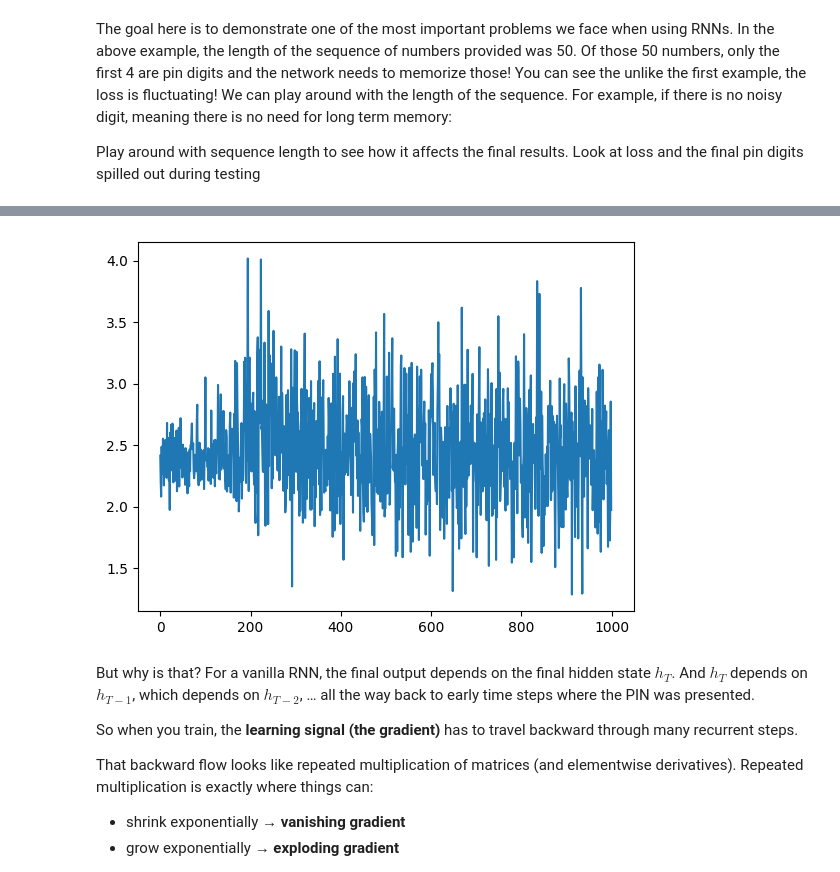
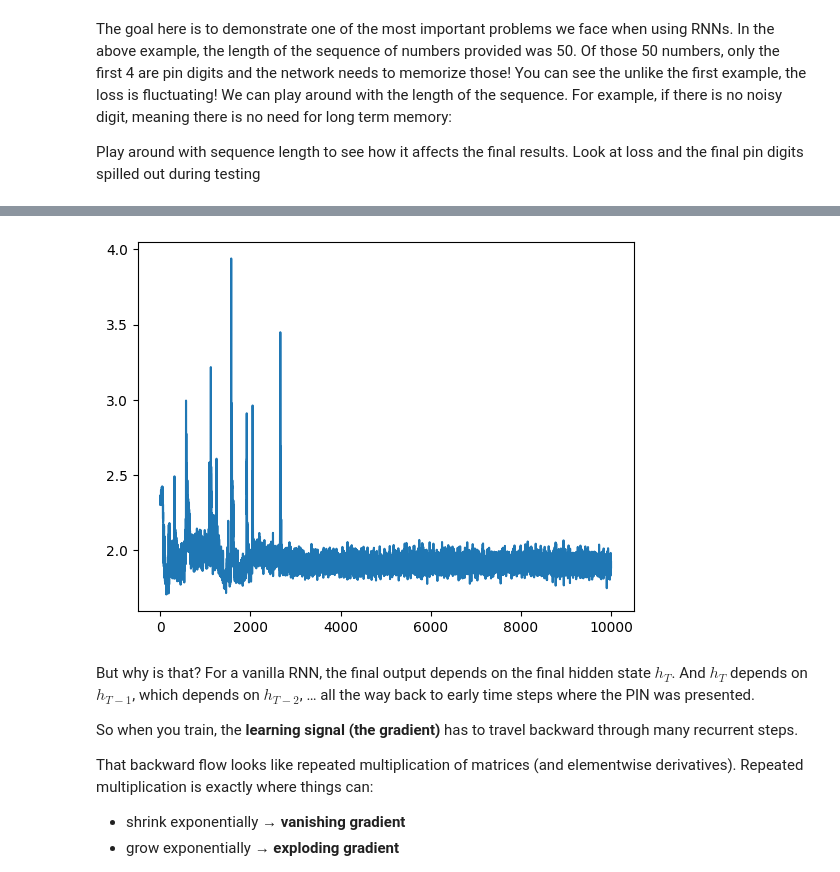
Before and after one commit to lshahsha/model_tutorial, a Jupyter notebook: notebooks/rnns.ipynb, the cells around one changed output, grey strips where cells are left out. Cells and saved outputs as stored; diff of their text form; code cells hidden in the pictures.

Commit message:
code for first composite model

```diff
--- a/notebooks/rnns.ipynb
+++ b/notebooks/rnns.ipynb
@@ -541,6 +539,19 @@ def generate_pin_sequence(seq_len=50, pin_length=4):
 
     return x.unsqueeze(0), pin.unsqueeze(0)
 
+
+def generate_batch(batch_size, seq_len, pin_length):
+    xs = []
+    pins = []
+
+    for _ in range(batch_size):
+        x, pin = generate_pin_sequence(seq_len, pin_length)
+        xs.append(x)
+        pins.append(pin)
+
+    return torch.cat(xs, dim=0), torch.cat(pins, dim=0)
+
+
 x, pin = generate_pin_sequence(seq_len=50, pin_length=4)
 pin
 # %% [output]
@@ -589,12 +600,15 @@ model = SimpleRNN(input_dim=10, hidden_dim=64, pin_length=4)
 optimizer = optim.Adam(model.parameters(), lr=0.005)
 loss_fn = nn.CrossEntropyLoss()
 
+batch_size = 32
 seq_len = 50
 loss_all = []
+
 for epoch in range(1000):
     optimizer.zero_grad()
 
-    x, pin = generate_pin_sequence(seq_len=seq_len)
+    # x, pin = generate_pin_sequence(seq_len=seq_len)
+    x, pin = generate_batch(batch_size, seq_len, pin_length= 4)
     logits, _ = model(x)
 
     # Flatten for CrossEntropyLoss
@@ -642,17 +656,19 @@ The goal here is to demonstrate one of the most important problems we face when
 
 Play around with sequence length to see how it affects the final results. Look at loss and the final pin digits spilled out during testing
 # %%
-model = SimpleRNN(input_dim=10, hidden_dim=64, pin_length=4)
+model = SimpleRNN(input_dim=10, hidden_dim=128, pin_length=4)
 
 optimizer = optim.Adam(model.parameters(), lr=0.005)
 loss_fn = nn.CrossEntropyLoss()
 
-seq_len = 100
+batch_size = 32
+seq_len = 20
 loss_all = []
-for epoch in range(1000):
+for epoch in range(10000):
     optimizer.zero_grad()
 
-    x, pin = generate_pin_sequence(seq_len=seq_len)
+    # x, pin = generate_pin_sequence(seq_len=seq_len)
+    x, pin = generate_batch(batch_size, seq_len, pin_length= 4)
     logits, _ = model(x)
 
     # Flatten for CrossEntropyLoss
@@ -697,4 +713,4 @@ Predicted: tensor([[0, 6, 7, 6]])
-[figure, old version]
+[figure, new version]
 # %% [markdown]
 But why is that?
 For a vanilla RNN, the final output depends on the final hidden state $h_T$. And $h_T$ depends on $h_{T-1}$, which depends on $h_{T-2}$, … all the way back to early time steps where the PIN was presented.
```
Also changed, not shown: parts of 23 cells of this notebook, 9 other files.
